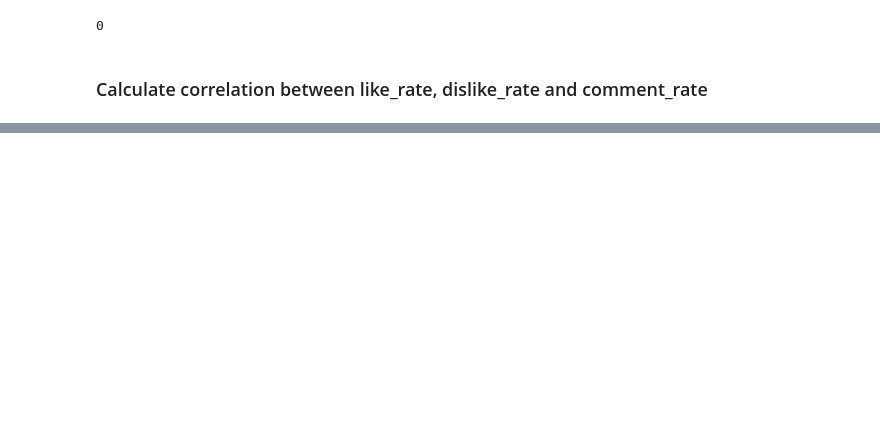
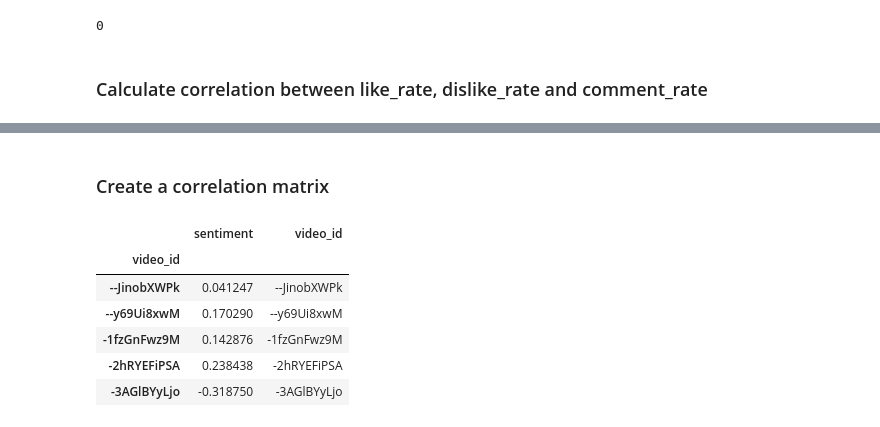
Before and after one commit to nwwnw-dam/Youtube-Data-Analysis, a Jupyter notebook: 6 - Analyze Relationship between Like or Dislike Ratio and Sentiment.ipynb, the cells around one changed output, grey strips where cells are left out. Drawn from its saved outputs; the diff is of its cells as text; code cells hidden in the pictures; blank space fills up the shorter version.

```diff
--- a/6 - Analyze Relationship between Like or Dislike Ratio and Sentiment.ipynb
+++ b/6 - Analyze Relationship between Like or Dislike Ratio and Sentiment.ipynb
@@ -140,0 +150,15 @@ The correlation between sentiment and comment_rate: -0.013206794800771658
+# %% [markdown]
+### Create a correlation matrix <a name="correlation matrix"></a>
+# %%
+#create a video sentiment data frame with [polarity,video_id] and video_id index
+Videosentiment = comments_df.groupby("video_id").mean()
+Videosentiment['video_id'] = Videosentiment.index
+Videosentiment.head()
+# %% [output]
+|  | sentiment | video_id |
+| video_id |  |  |
+| --JinobXWPk | 0.041247 | --JinobXWPk |
+| --y69Ui8xwM | 0.170290 | --y69Ui8xwM |
+| -1fzGnFwz9M | 0.142876 | -1fzGnFwz9M |
+| -2hRYEFiPSA | 0.238438 | -2hRYEFiPSA |
+| -3AGlBYyLjo | -0.318750 | -3AGlBYyLjo |
```
Also changed, not shown: parts of 12 cells of this notebook, 2 other files.
